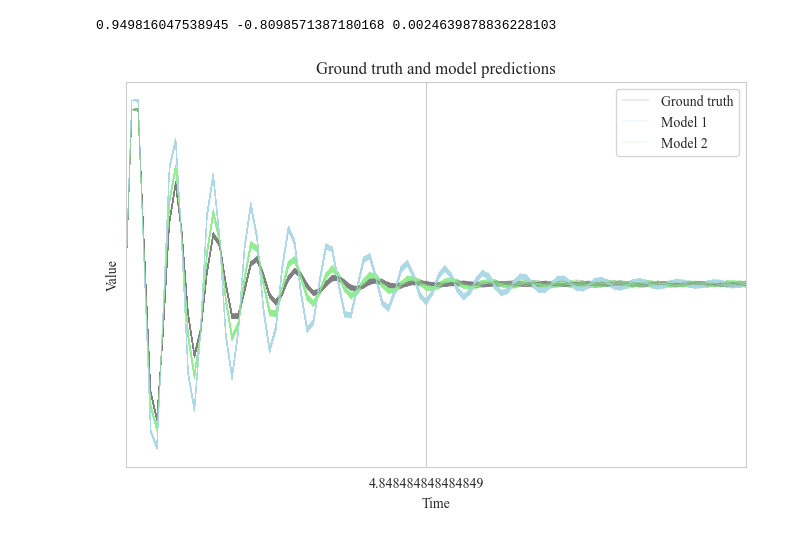
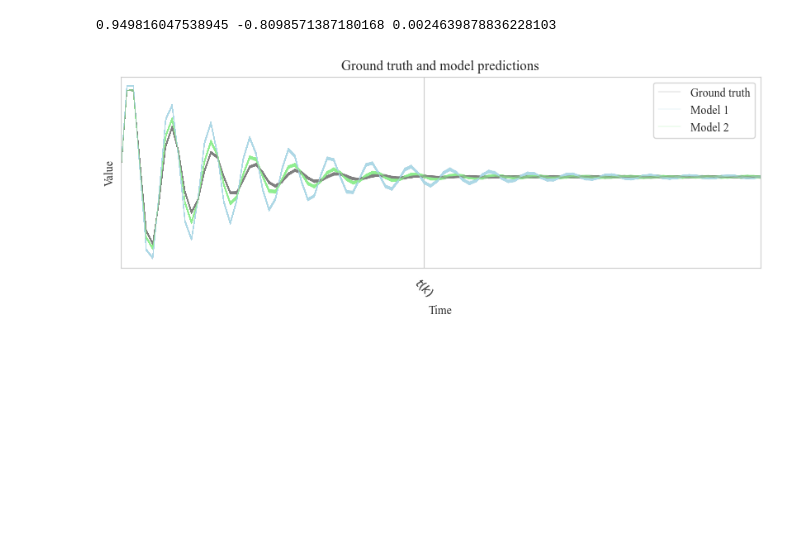
Before and after one commit to jpfutalef/VoI, a Jupyter notebook: notebooks/losses_figures.ipynb, the cells around one changed output. Saved outputs shown, nothing was run; the diff lists cells and outputs as text; code cells hidden in the pictures; blank space fills up the shorter version.

```diff
--- a/notebooks/losses_figures.ipynb
+++ b/notebooks/losses_figures.ipynb
@@ -113,34 +111,34 @@ model_predictions2 = dummy_model(sim_time, p0_model2, p1_model2, p2_model2, n_sa
 0.949816047538945 -0.8098571387180168 0.0024639878836228103
 # %%
 # Plot realizations of the ground truth and model predictions with different colors
-fig, ax = plt.subplots(1, 1, figsize=(8, 5))
+fig, ax = plt.subplots(1, 1, figsize=(10, 3))
 
 for i in range(n_samples):
     ax.plot(sim_time, ground_truth[i, :], linewidth=0.2, color='gray', label='Ground truth')
     ax.plot(sim_time, model_predictions1[i, :], linewidth=0.2, color='lightblue', label='Model 1')
     ax.plot(sim_time, model_predictions2[i, :], linewidth=0.2, color='lightgreen', label='Model 2')
 
 ax.set_xlabel('Time')
 ax.set_ylabel('Value')
 ax.set_title('Ground truth and model predictions')
 ax.set_xlim([0, sim_time[-1]])
 
 # Add the legend for the different lines, only first three
 ax.legend(['Ground truth', 'Model 1', 'Model 2'])
 
 # Modify the ticks. First, x-axis
-x_pos = [sim_time[48]]
-x_label = [sim_time[48]]
+x_pos = [sim_time[47]]
+x_label = ["$t(k)$"]
 ax.set_xticks(x_pos)
-ax.set_xticklabels(x_label)
+ax.set_xticklabels(x_label, rotation=-45)
 
 # Second, y-axis
 y_pos = []
 y_label = []
 ax.set_yticks(y_pos)
 ax.set_yticklabels(y_label)
 None
 # %% [output]
-[figure, old version]
+[figure, new version]
 # %%
 # Select some time and plot the distributions
```
Also changed, not shown: parts of 5 cells of this notebook, 7 other files.
